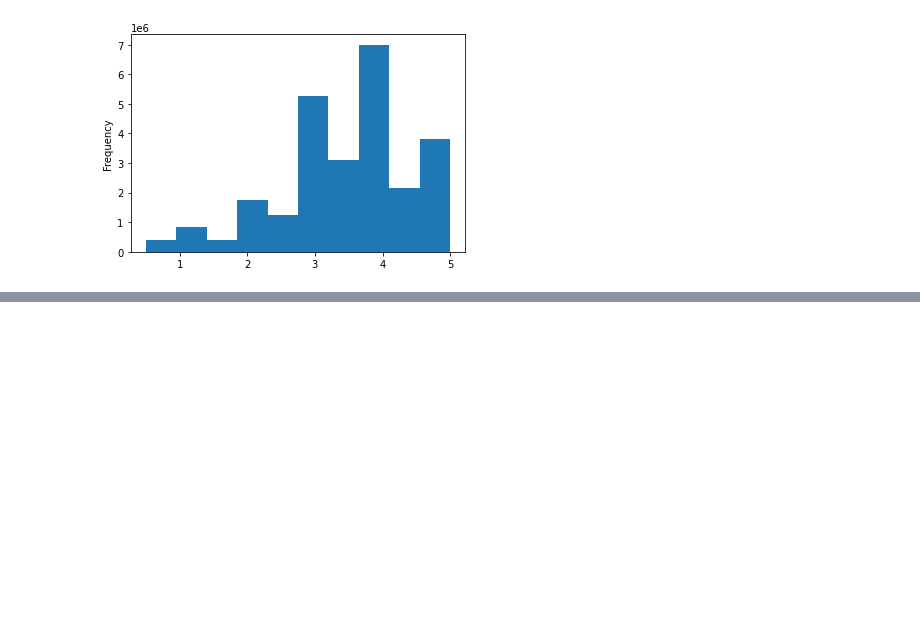
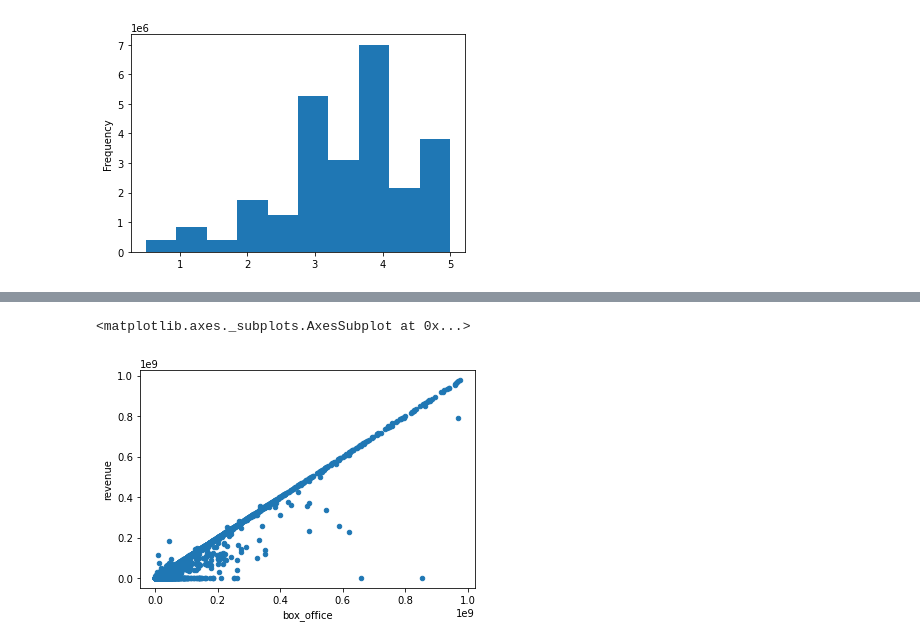
Before and after one commit to olalekanagbaje/Movies-ETL, a Jupyter notebook: Untitled.ipynb, the cells around one changed output, grey strips where cells are left out. Saved outputs shown, nothing was run; the diff lists cells and outputs as text; code cells hidden in the pictures; blank space fills up the shorter version.

```diff
--- a/Untitled.ipynb
+++ b/Untitled.ipynb
@@ -810,0 +908,8 @@ Name: rating, dtype: float64
+# %%
+# Modify the above scatter plot to determine which to choose between Box Office & Revenue for datapoint less that $1B
+# Decision is keep Kaggle (as Wiki has more outliers) and fill in datapoints with zero on Kaggle with Wiki data where available
+
+movies_df.fillna(0)[movies_df['box_office'] < 10**9].plot(x='box_office', y='revenue', kind='scatter')
+# %% [output]
+<matplotlib.axes._subplots.AxesSubplot at 0x...>
+[figure, added]
```
Also changed, not shown: parts of 26 cells of this notebook.
